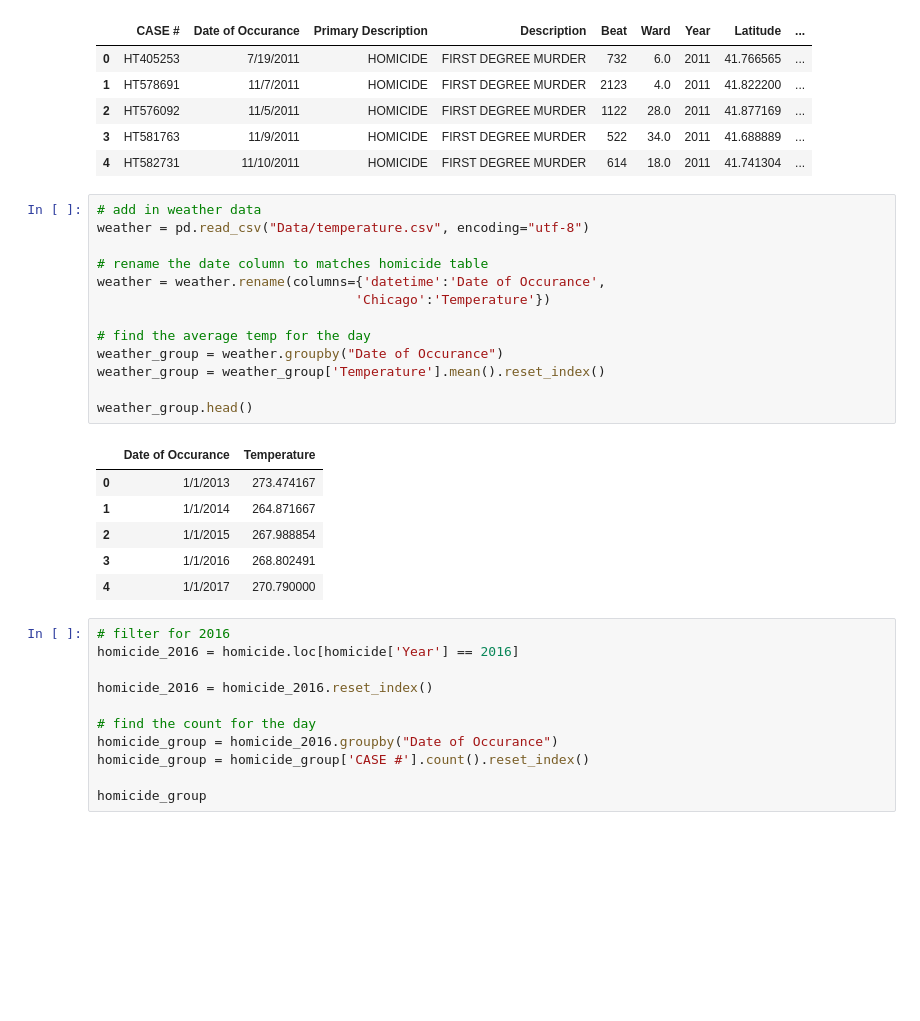
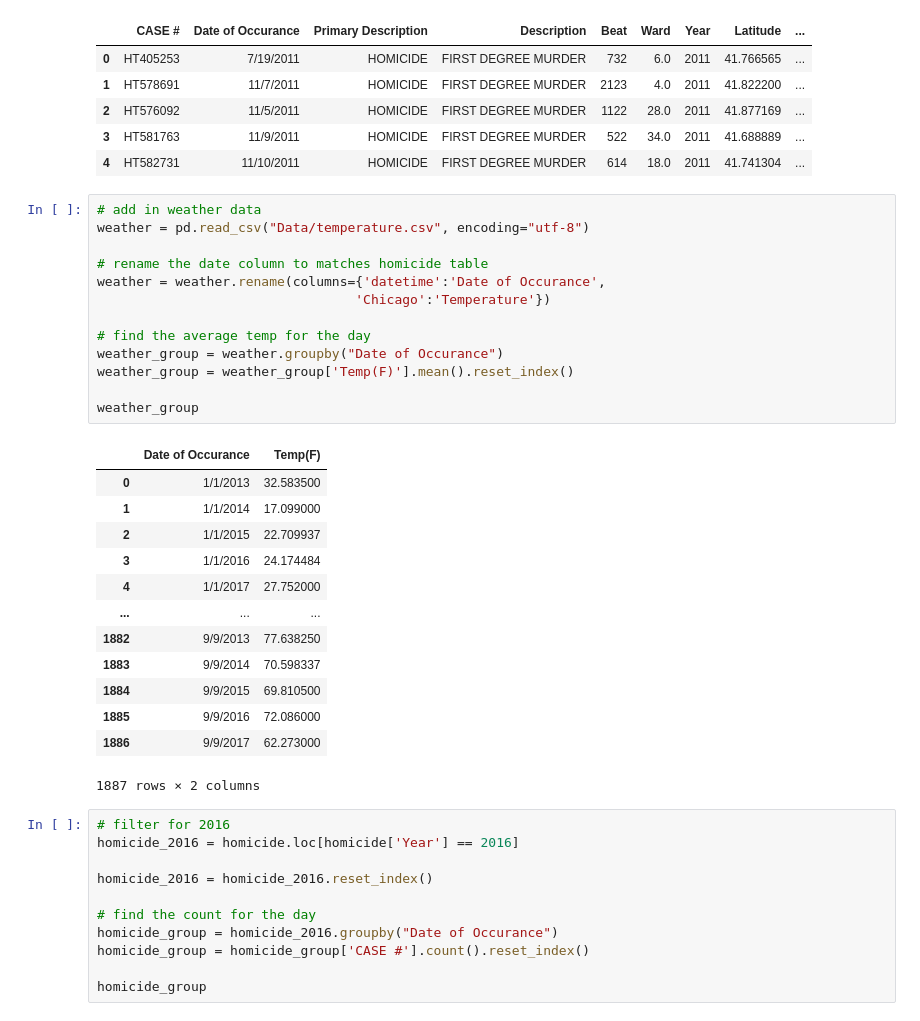
Before and after one commit to mcanad4/butler-groupC-project1, a Jupyter notebook: weather_data.ipynb, the cells around one changed output. Drawn from its saved outputs; the diff is of its cells as text; blank space fills up the shorter version.

```diff
--- a/weather_data.ipynb
+++ b/weather_data.ipynb
@@ -22,23 +22,30 @@ homicide.head()
 # %%
 # add in weather data
 weather = pd.read_csv("Data/temperature.csv", encoding="utf-8")
 
 # rename the date column to matches homicide table
 weather = weather.rename(columns={'datetime':'Date of Occurance',
                                  'Chicago':'Temperature'})
 
 # find the average temp for the day
 weather_group = weather.groupby("Date of Occurance")
-weather_group = weather_group['Temperature'].mean().reset_index()
+weather_group = weather_group['Temp(F)'].mean().reset_index()
 
-weather_group.head()
+weather_group
 # %% [output]
-|  | Date of Occurance | Temperature |
-| 0 | 1/1/2013 | 273.474167 |
-| 1 | 1/1/2014 | 264.871667 |
-| 2 | 1/1/2015 | 267.988854 |
-| 3 | 1/1/2016 | 268.802491 |
-| 4 | 1/1/2017 | 270.790000 |
+|  | Date of Occurance | Temp(F) |
+| 0 | 1/1/2013 | 32.583500 |
+| 1 | 1/1/2014 | 17.099000 |
+| 2 | 1/1/2015 | 22.709937 |
+| 3 | 1/1/2016 | 24.174484 |
+| 4 | 1/1/2017 | 27.752000 |
+| ... | ... | ... |
+| 1882 | 9/9/2013 | 77.638250 |
+| 1883 | 9/9/2014 | 70.598337 |
+| 1884 | 9/9/2015 | 69.810500 |
+| 1885 | 9/9/2016 | 72.086000 |
+| 1886 | 9/9/2017 | 62.273000 |
+1887 rows × 2 columns
 # %%
 # filter for 2016
 homicide_2016 = homicide.loc[homicide['Year'] == 2016]
```
Also changed, not shown: parts of 3 cells of this notebook, 4 other files.
